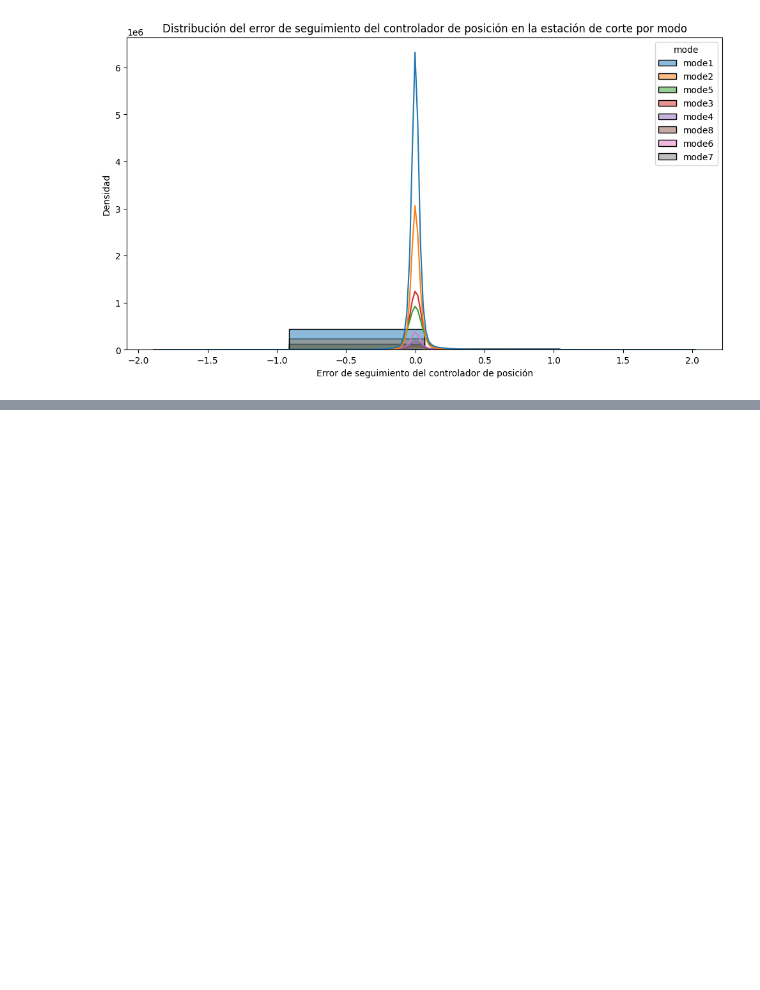
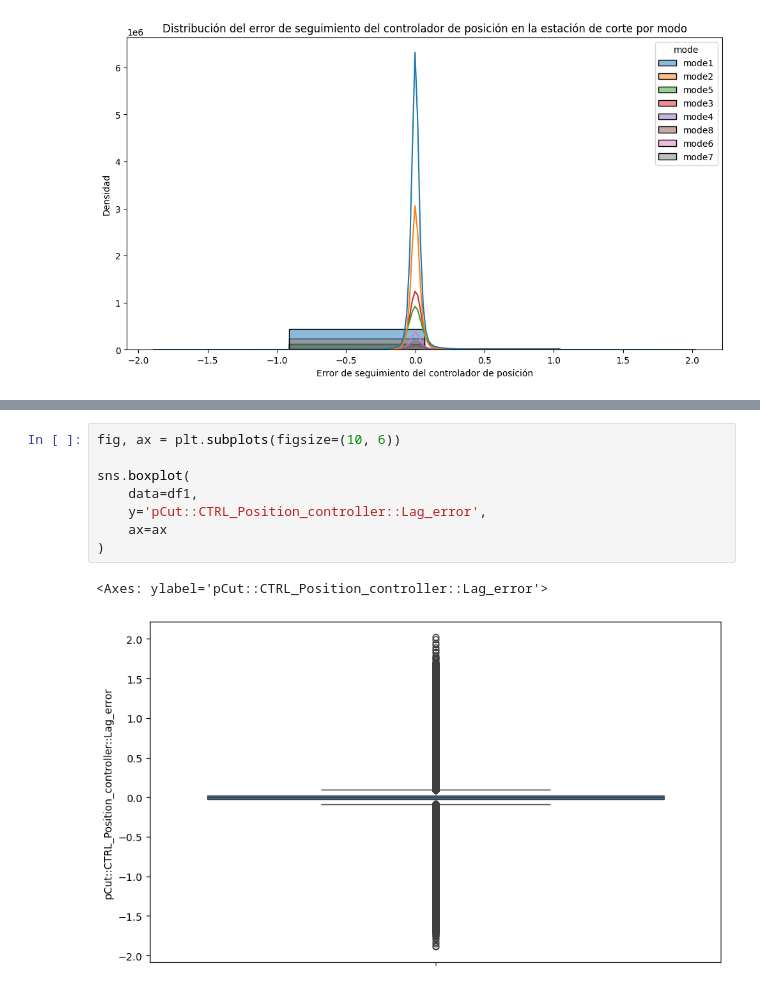
Before and after one commit to maketas1/CuartetoCalavera, a Jupyter notebook: proyecto_Jaime.ipynb, the cells around one changed output, grey strips where cells are left out. Drawn from its saved outputs; the diff is of its cells as text; blank space fills up the shorter version.

```diff
--- a/proyecto_Jaime.ipynb
+++ b/proyecto_Jaime.ipynb
@@ -252,0 +276,11 @@ plt.show()
+# %%
+fig, ax = plt.subplots(figsize=(10, 6))
+
+sns.boxplot(
+    data=df1,
+    y='pCut::CTRL_Position_controller::Lag_error',
+    ax=ax
+)
+# %% [output]
+<Axes: ylabel='pCut::CTRL_Position_controller::Lag_error'>
+[figure, added]
```
Also changed, not shown: parts of 13 cells of this notebook.
